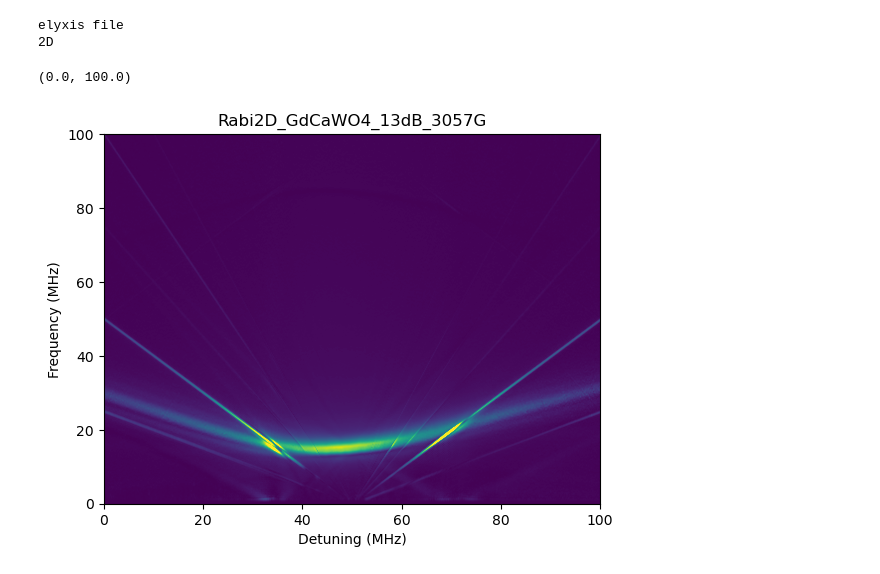
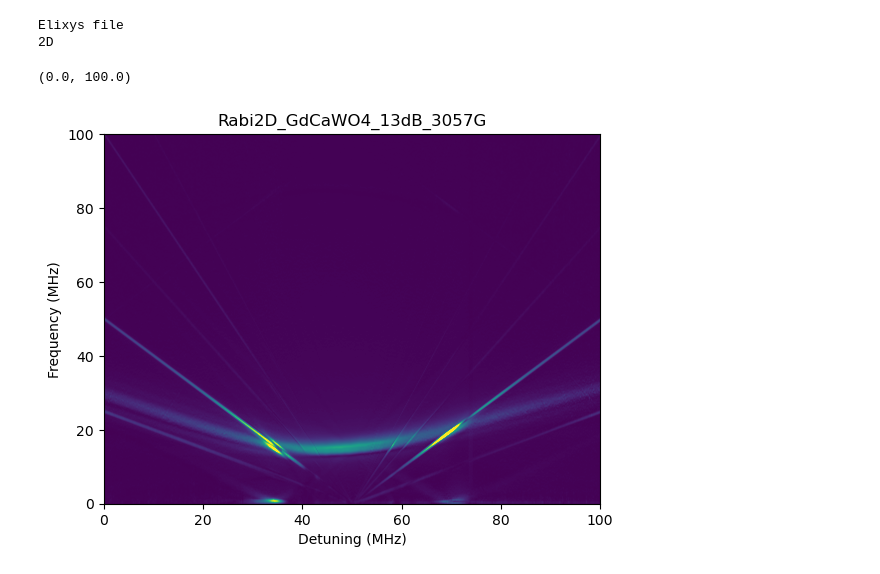
Before and after one commit to BertainaS/EPyRTools, a Jupyter notebook: Tutorials/Examples.ipynb, the cells around one changed output. Saved outputs shown, nothing was run; the diff lists cells and outputs as text; code cells hidden in the pictures.

```diff
--- a/Tutorials/Examples.ipynb
+++ b/Tutorials/Examples.ipynb
@@ -57,10 +69,10 @@ elyxis file
 # %%
-x,y,z,par=conv.readEPR(filefolder[1])
-EPR.plotFFT2D(x,z,par,vmax=5e6)
+x,y,z,par=conv.readEPR(filefolder[2])
+EPR.plotFFT2D(x,z,par,vmax=5e6,p0=[100,100,100])
 plt.gca()
 plt.ylim(0,100)
 # %% [output]
-elyxis file
+Elixys file
 2D
 (0.0, 100.0)
-[figure, old version]
+[figure, new version]
```
Also changed, not shown: parts of 8 cells of this notebook, 43 other files.
